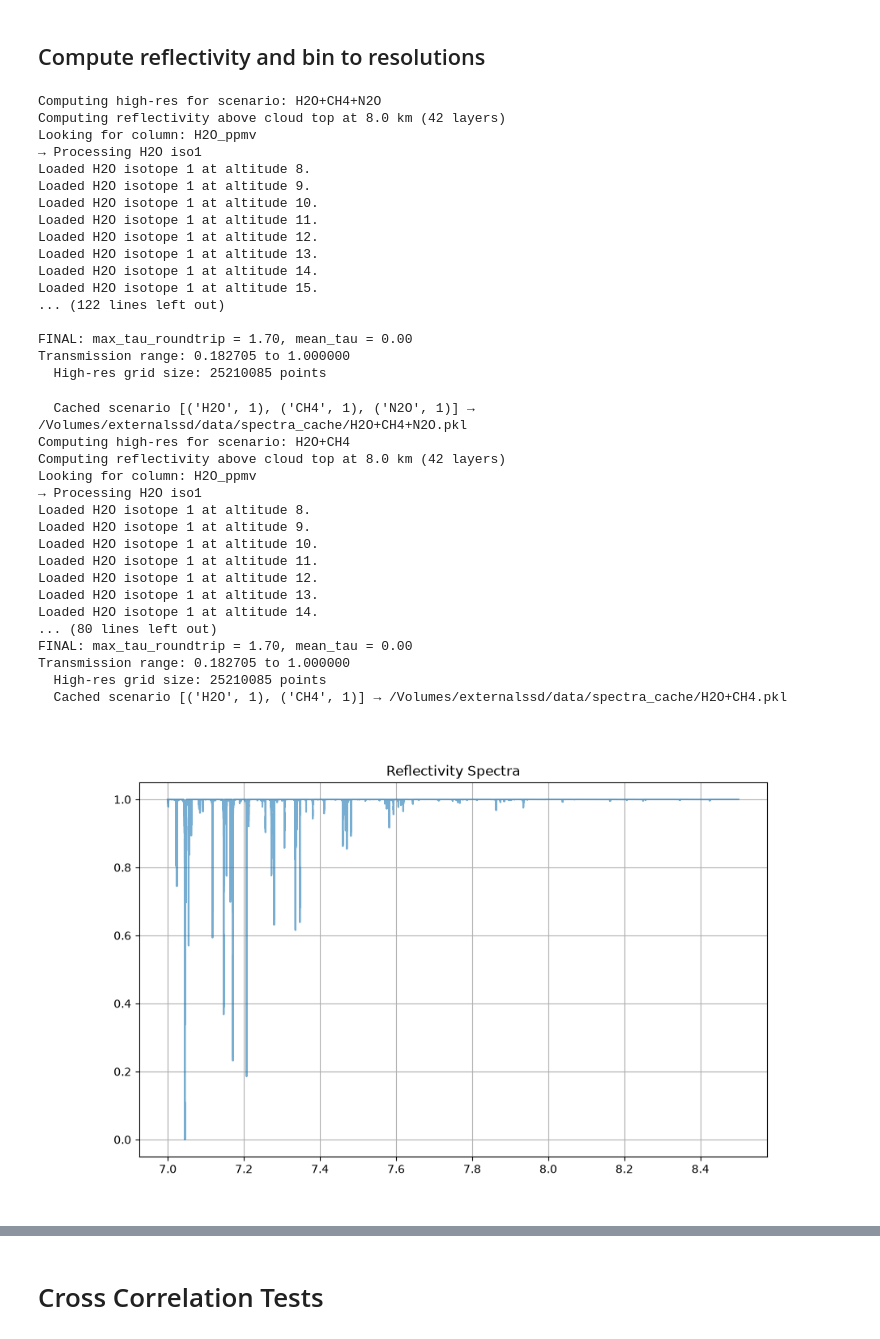
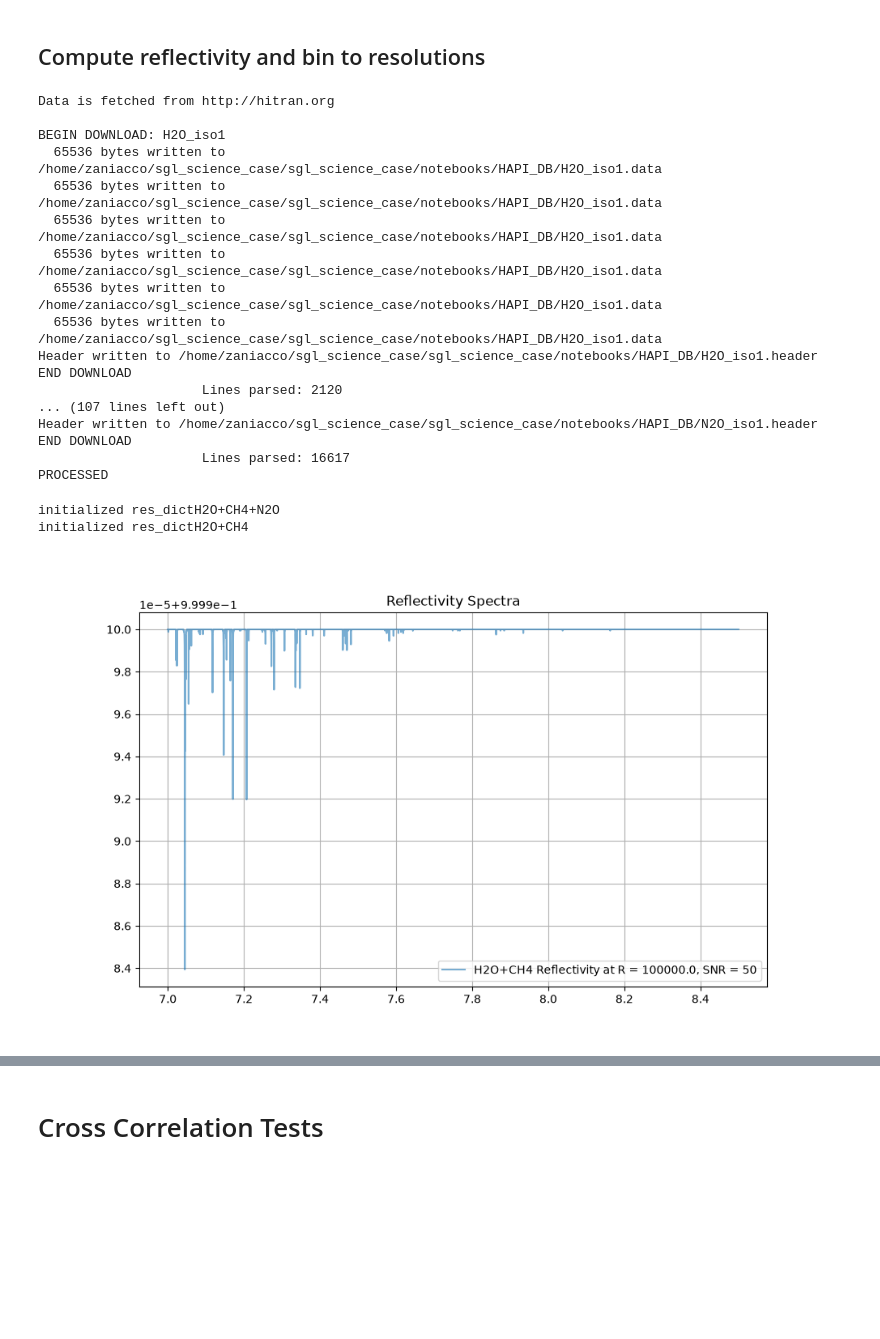
Before and after one commit to zanecollins/sgl_science_case, a Jupyter notebook: sgl_science_case/notebooks/reflectivity_model_cc_tests.ipynb, the cells around one changed output, grey strips where cells are left out. Drawn from its saved outputs; the diff is of its cells as text; code cells hidden in the pictures; blank space fills up the shorter version.

```diff
--- a/sgl_science_case/notebooks/reflectivity_model_cc_tests.ipynb
+++ b/sgl_science_case/notebooks/reflectivity_model_cc_tests.ipynb
@@ -711,55 +713,40 @@ def cross_correlate_spectra_in_dict(parent_dict, lags=None, return_full=True):
 # %% [markdown]
 ## Compute reflectivity and bin to resolutions
 # %%
-scenarios = [[('H2O', 1), ('CH4', 1), ('N2O', 1)], [('H2O', 1), ('CH4', 1)]]#, [('CH4', 1), ('N2O', 1)]] #[('H2O', 1)], [('N2O', 1)], [('CH4', 1)], [('H2O', 1), ('N2O', 1)]
+# scenarios = [[('H2O', 1), ('CH4', 1), ('N2O', 1)], [('H2O', 1), ('CH4', 1)]]#, [('CH4', 1), ('N2O', 1)]] #[('H2O', 1)], [('N2O', 1)], [('CH4', 1)], [('H2O', 1), ('N2O', 1)]
 
-# recreating tables with correct wvenumber range
+# # recreating tables with correct wvenumber range
 # mols = [('H2O', 1), ('CH4', 1), ('N2O', 1)]
 # for mol, isotope in mols:
 #     M, _ = get_molecule_id(mol)
 #     table_name = f'{mol}_iso{isotope}'
 #     fetch(table_name,M,isotope,wn_min,wn_max)
 
-resolutions = [1e2, 1e3, 1e4, 1e5, 1e6, 5e7, 1e8]#, 1.29e8]
-snrs = [3, 5, 10, 15, 20, 25, 50]#, 100, 200, 300]#, 1000]
+# # resolutions = [1e2, 1e3, 1e4, 1e5, 1e6, 5e7, 1e8]#, 1.29e8]
+# # snrs = [3, 5, 10, 15, 20, 25, 50]#, 100, 200, 300]#, 1000]
 
-res_dict = generate_res_dict(scenarios, resolutions, snrs, cloud_top=8.0, albedo=0.3)
+# # res_dict = generate_res_dict(scenarios, resolutions, snrs, cloud_top=8.0, albedo=0.3)
 # %% [output]
-Computing high-res for scenario: H2O+CH4+N2O
-Computing reflectivity above cloud top at 8.0 km (42 layers)
-Looking for column: H2O_ppmv
-→ Processing H2O iso1
-Loaded H2O isotope 1 at altitude 8.
-Loaded H2O isotope 1 at altitude 9.
-Loaded H2O isotope 1 at altitude 10.
-Loaded H2O isotope 1 at altitude 11.
-Loaded H2O isotope 1 at altitude 12.
-Loaded H2O isotope 1 at altitude 13.
-Loaded H2O isotope 1 at altitude 14.
-Loaded H2O isotope 1 at altitude 15.
-... (122 lines left out)
+Data is fetched from http://hitran.org
 
-FINAL: max_tau_roundtrip = 1.70, mean_tau = 0.00
-Transmission range: 0.182705 to 1.000000
-  High-res grid size: 25210085 points
+BEGIN DOWNLOAD: H2O_iso1
+  65536 bytes written to /home/zaniacco/sgl_science_case/sgl_science_case/notebooks/HAPI_DB/H2O_iso1.data
+  65536 bytes written to /home/zaniacco/sgl_science_case/sgl_science_case/notebooks/HAPI_DB/H2O_iso1.data
+  65536 bytes written to /home/zaniacco/sgl_science_case/sgl_science_case/notebooks/HAPI_DB/H2O_iso1.data
+  65536 bytes written to /home/zaniacco/sgl_science_case/sgl_science_case/notebooks/HAPI_DB/H2O_iso1.data
+  65536 bytes written to /home/zaniacco/sgl_science_case/sgl_science_case/notebooks/HAPI_DB/H2O_iso1.data
+  65536 bytes written to /home/zaniacco/sgl_science_case/sgl_science_case/notebooks/HAPI_DB/H2O_iso1.data
+Header written to /home/zaniacco/sgl_science_case/sgl_science_case/notebooks/HAPI_DB/H2O_iso1.header
+END DOWNLOAD
+                     Lines parsed: 2120
+... (107 lines left out)
+Header written to /home/zaniacco/sgl_science_case/sgl_science_case/notebooks/HAPI_DB/N2O_iso1.header
+END DOWNLOAD
+                     Lines parsed: 16617
+PROCESSED
-  Cached scenario [('H2O', 1), ('CH4', 1), ('N2O', 1)] → /Volumes/externalssd/data/spectra_cache/H2O+CH4+N2O.pkl
-Computing high-res for scenario: H2O+CH4
-Computing reflectivity above cloud top at 8.0 km (42 layers)
-Looking for column: H2O_ppmv
-→ Processing H2O iso1
-Loaded H2O isotope 1 at altitude 8.
-Loaded H2O isotope 1 at altitude 9.
-Loaded H2O isotope 1 at altitude 10.
-Loaded H2O isotope 1 at altitude 11.
-Loaded H2O isotope 1 at altitude 12.
-Loaded H2O isotope 1 at altitude 13.
-Loaded H2O isotope 1 at altitude 14.
-... (80 lines left out)
-FINAL: max_tau_roundtrip = 1.70, mean_tau = 0.00
-Transmission range: 0.182705 to 1.000000
-  High-res grid size: 25210085 points
-  Cached scenario [('H2O', 1), ('CH4', 1)] → /Volumes/externalssd/data/spectra_cache/H2O+CH4.pkl
 # %%
+scenarios = [[('H2O', 1), ('CH4', 1), ('N2O', 1)], [('H2O', 1), ('CH4', 1)]]#, [('CH4', 1), ('N2O', 1)]] #[('H2O', 1)], [('N2O', 1)], [('CH4', 1)], [('H2O', 1), ('N2O', 1)]
+
 res_dict = {}
 for sce in scenarios:
     # Create a nice scenario key (e.g. 'H2O', 'CH4+N2O')
@@ -771,32 +758,37 @@ for sce in scenarios:
     print(f'initialized res_dict{scenario_key}')
     file = f'{scenario_key}.pkl'
 
-    with open(f'/Volumes/externalssd/data/spectra_cache/{file}', 'rb') as f:
+    with open(f'/home/zaniacco/orcd/pool/sgl_science_case/spectra_dict_cache/{file}', 'rb') as f:
         res_dict[f'{scenario_key}'] = pickle.load(f)
+# %% [output]
+initialized res_dictH2O+CH4+N2O
+initialized res_dictH2O+CH4
 # %%
 plt.figure(figsize=(10,6))
 
-resolution_to_plot = 1e7
+resolution_to_plot = 1e5
 scenario_to_plot = 'H2O+CH4'
-snr_to_plot_a = 50
-snr_to_plot_b = 5
+snr_to_plot_a = 10
+snr_to_plot_b = 50
 clean_plot = False
 
 data = res_dict[scenario_to_plot][resolution_to_plot]
 data_temp = res_dict['H2O+CH4'][resolution_to_plot]
 # data_temp2 = res_dict[resolution_to_plot]['N2O']
 
 plt.plot(data['wavelength_grid'], data[f'reflectivity_snr{snr_to_plot_b}'], label = f'{scenario_to_plot} Reflectivity at R = {resolution_to_plot}, SNR = {snr_to_plot_b}', alpha = 0.6)
+# plt.plot(data['wavelength_grid'], data[f'reflectivity_snr{snr_to_plot_a}'], label = f'{scenario_to_plot} Reflectivity at R = {resolution_to_plot}, SNR = {snr_to_plot_a}', alpha = 0.6)
+
 # plt.plot(data['wavelength_grid'], data['reflectivity_clean'], label = f'H2O+CH4+N2O Reflectivity at R = {resolution_to_plot}', alpha = 0.6)
 # plt.plot(data_temp['wavelength_grid'], data_temp[f'reflectivity_clean'], label = f'H2O+CH4 Reflectivity at R = {resolution_to_plot}', alpha = 0.6)
 
 
 # plt.plot(data_temp['wavelength_grid'], data_temp2['reflectivity_clean'], label = f'N2O Reflectivity at R = {resolution_to_plot}')
 
 
 plt.title('Reflectivity Spectra')
 plt.grid()
-# plt.legend()
+plt.legend()
 plt.show()
 # %% [output]
-[figure, old version]
+[figure, new version]
```
Also changed, not shown: parts of 8 cells of this notebook, 45 other files.
